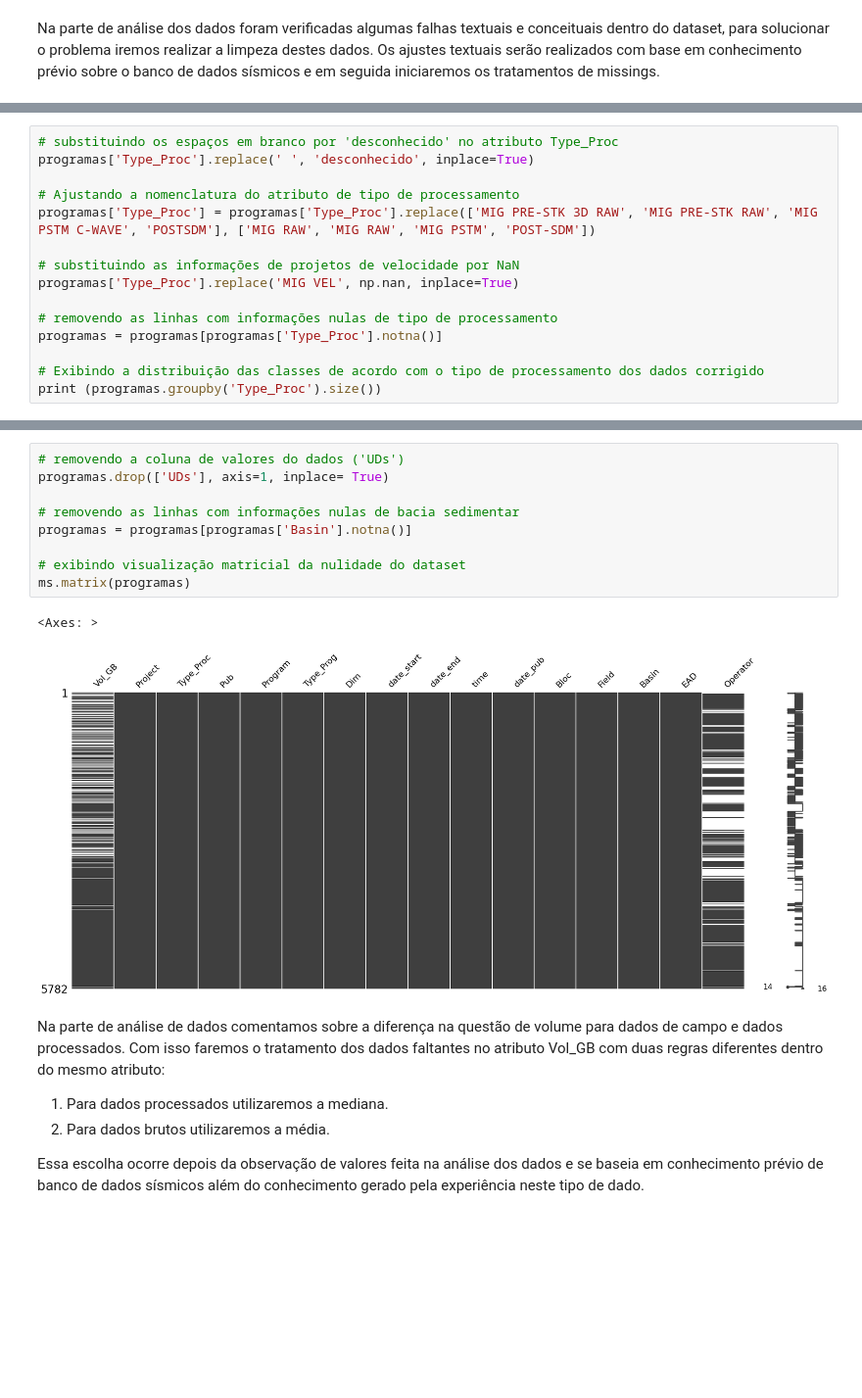
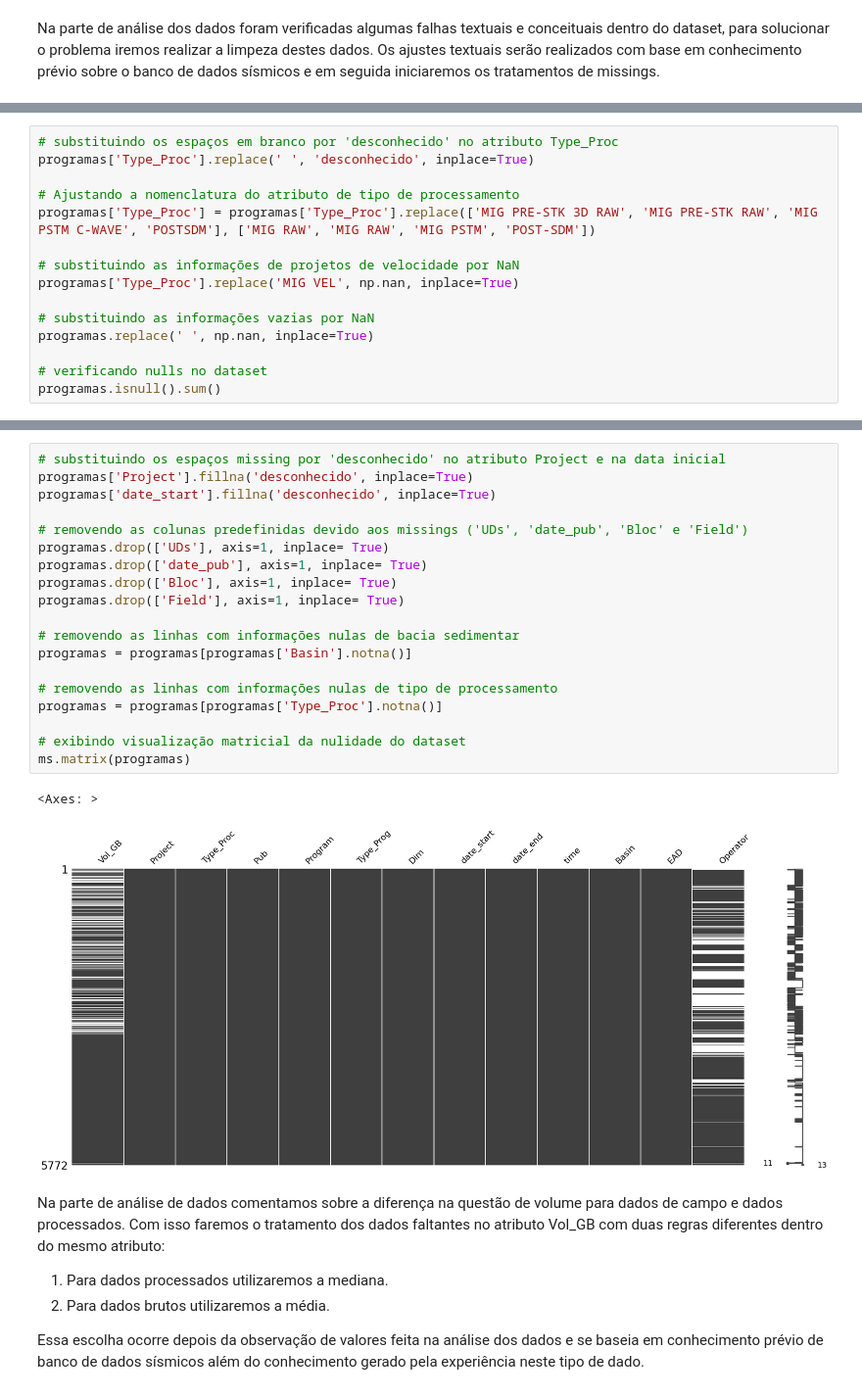
Before and after one commit to leoalexandre/MVP_ADBP, a Jupyter notebook: mvp_anp_seismic.ipynb, the cells around one changed output, grey strips where cells are left out. Shown at 98% size. Cells and saved outputs as stored; diff of their text form; blank space fills up the shorter version.

```diff
--- a/mvp_anp_seismic.ipynb
+++ b/mvp_anp_seismic.ipynb
@@ -443,9 +421,9 @@ programas['Type_Proc'] = programas['Type_Proc'].replace(['MIG PRE-STK 3D RAW', '
 # substituindo as informações de projetos de velocidade por NaN
 programas['Type_Proc'].replace('MIG VEL', np.nan, inplace=True)
 
-# removendo as linhas com informações nulas de tipo de processamento
-programas = programas[programas['Type_Proc'].notna()]
+# substituindo as informações vazias por NaN
+programas.replace(' ', np.nan, inplace=True)
 
-# Exibindo a distribuição das classes de acordo com o tipo de processamento dos dados corrigido
-print (programas.groupby('Type_Proc').size())
+# verificando nulls no dataset
+programas.isnull().sum()
 # %% [output]
@@ -516,17 +473,27 @@ Os dados de valor não serão importantes nas tomadas de decisão pois fazem par
 
 Sendo a área de localização do dado de extrema importância para o problema que queremos resolver, removeremos também os projetos que não possuam informações de bacia sedimentares.
 # %%
-# removendo a coluna de valores do dados ('UDs')
+# substituindo os espaços missing por 'desconhecido' no atributo Project e na data inicial
+programas['Project'].fillna('desconhecido', inplace=True)
+programas['date_start'].fillna('desconhecido', inplace=True)
+
+# removendo as colunas predefinidas devido aos missings ('UDs', 'date_pub', 'Bloc' e 'Field')
 programas.drop(['UDs'], axis=1, inplace= True)
+programas.drop(['date_pub'], axis=1, inplace= True)
+programas.drop(['Bloc'], axis=1, inplace= True)
+programas.drop(['Field'], axis=1, inplace= True)
 
 # removendo as linhas com informações nulas de bacia sedimentar
 programas = programas[programas['Basin'].notna()]
 
+# removendo as linhas com informações nulas de tipo de processamento
+programas = programas[programas['Type_Proc'].notna()]
+
 # exibindo visualização matricial da nulidade do dataset
 ms.matrix(programas)
 # %% [output]
 <Axes: >
-[figure, old version]
+[figure, new version]
 # %% [markdown]
 Na parte de análise de dados comentamos sobre a diferença na questão de volume para dados de campo e dados processados. Com isso faremos o tratamento dos dados faltantes no atributo Vol_GB com duas regras diferentes dentro do mesmo atributo:
  1. Para dados processados utilizaremos a mediana.
```
Also changed, not shown: parts of 17 cells of this notebook.
